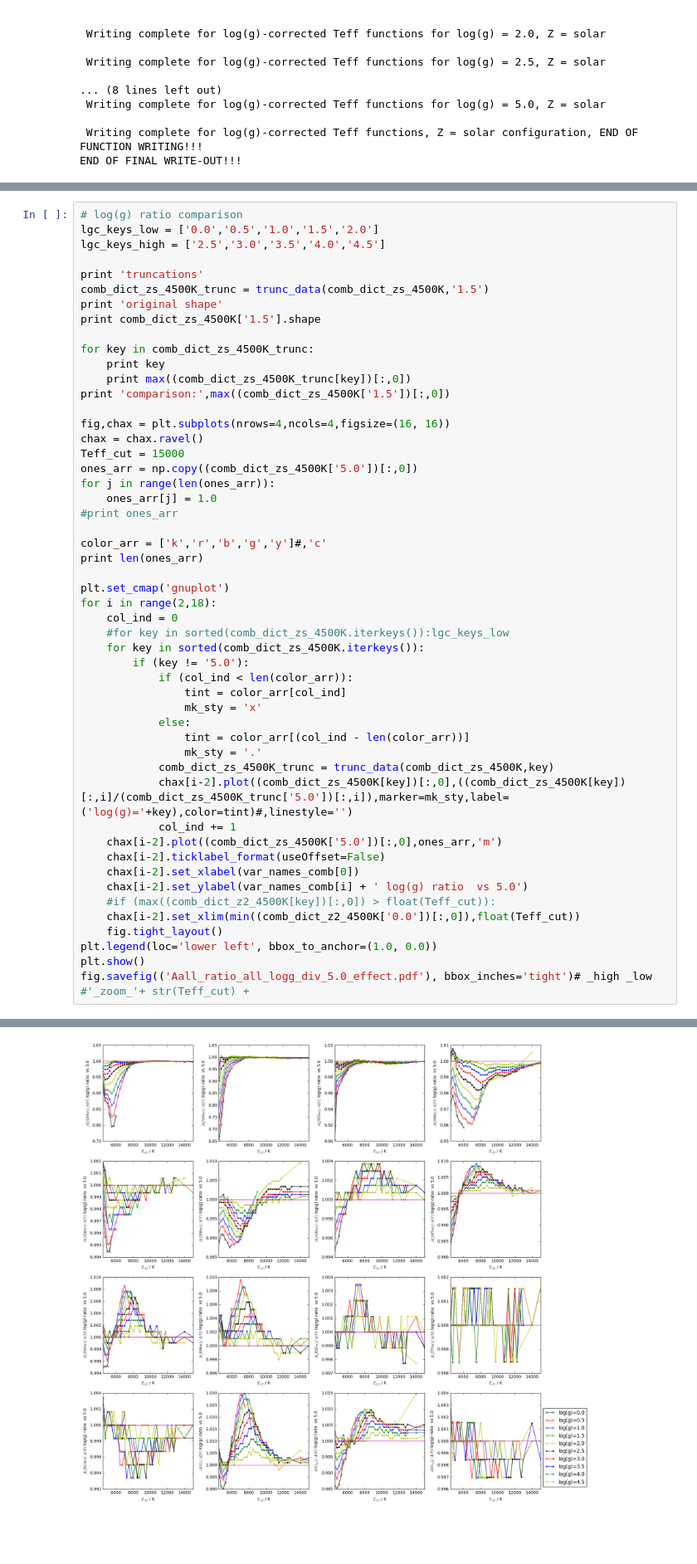
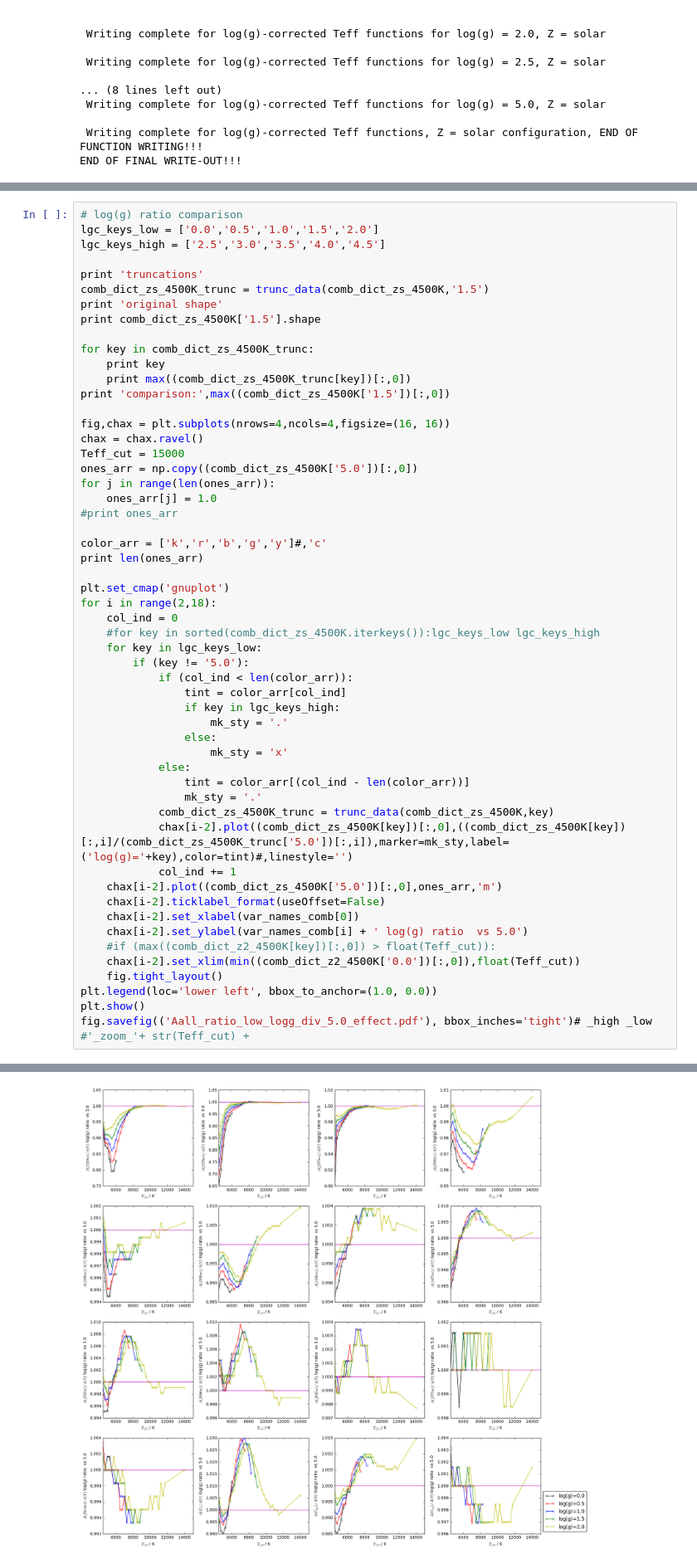
Before and after one commit to AlexlwAstro/phd_work, a Jupyter notebook: gaia_spectra_plots.ipynb, the cells around one changed output, grey strips where cells are left out. Shown at 83% size. Cells and saved outputs as stored; diff of their text form; blank space fills up the shorter version.

```diff
--- a/gaia_spectra_plots.ipynb
+++ b/gaia_spectra_plots.ipynb
@@ -1956,12 +1962,15 @@ print len(ones_arr)
 plt.set_cmap('gnuplot')
 for i in range(2,18):
     col_ind = 0
-    #for key in sorted(comb_dict_zs_4500K.iterkeys()):lgc_keys_low
-    for key in sorted(comb_dict_zs_4500K.iterkeys()):
+    #for key in sorted(comb_dict_zs_4500K.iterkeys()):lgc_keys_low lgc_keys_high
+    for key in lgc_keys_low:
         if (key != '5.0'):
             if (col_ind < len(color_arr)):
                 tint = color_arr[col_ind]
-                mk_sty = 'x'
+                if key in lgc_keys_high:
+                    mk_sty = '.'
+                else:
+                    mk_sty = 'x'
             else:
                 tint = color_arr[(col_ind - len(color_arr))]
                 mk_sty = '.'
@@ -1971,33 +1980,33 @@ for i in range(2,18):
     chax[i-2].plot((comb_dict_zs_4500K['5.0'])[:,0],ones_arr,'m')
     chax[i-2].ticklabel_format(useOffset=False)
     chax[i-2].set_xlabel(var_names_comb[0])
     chax[i-2].set_ylabel(var_names_comb[i] + ' log(g) ratio  vs 5.0')
     #if (max((comb_dict_z2_4500K[key])[:,0]) > float(Teff_cut)):
     chax[i-2].set_xlim(min((comb_dict_z2_4500K['0.0'])[:,0]),float(Teff_cut))
     fig.tight_layout()
 plt.legend(loc='lower left', bbox_to_anchor=(1.0, 0.0))
 plt.show()
-fig.savefig(('Aall_ratio_all_logg_div_5.0_effect.pdf'), bbox_inches='tight')# _high _low
+fig.savefig(('Aall_ratio_low_logg_div_5.0_effect.pdf'), bbox_inches='tight')# _high _low
 #'_zoom_'+ str(Teff_cut) +
 # %% [output]
 truncations
 original shape
 (19L, 18L)
 4.5
 9000.0
 5.0
 9000.0
 4.0
 9000.0
 3.5
 9000.0
 3.0
 9000.0
 2.0
 9000.0
 2.5
 9000.0
 comparison: 9000.0
 72
-[figure, old version]
+[figure, new version]
 # %%
```
Also changed, not shown: parts of 7 cells of this notebook, 5 other files.
